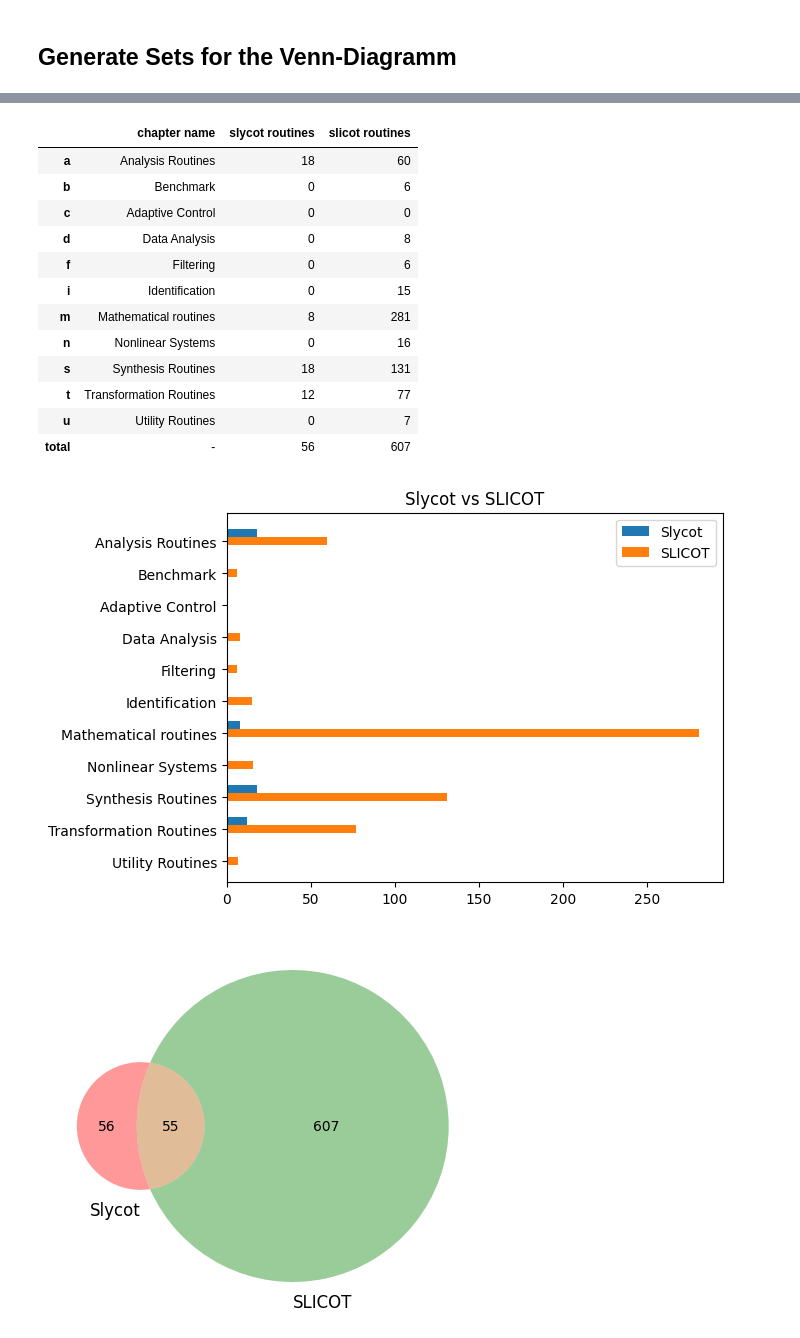
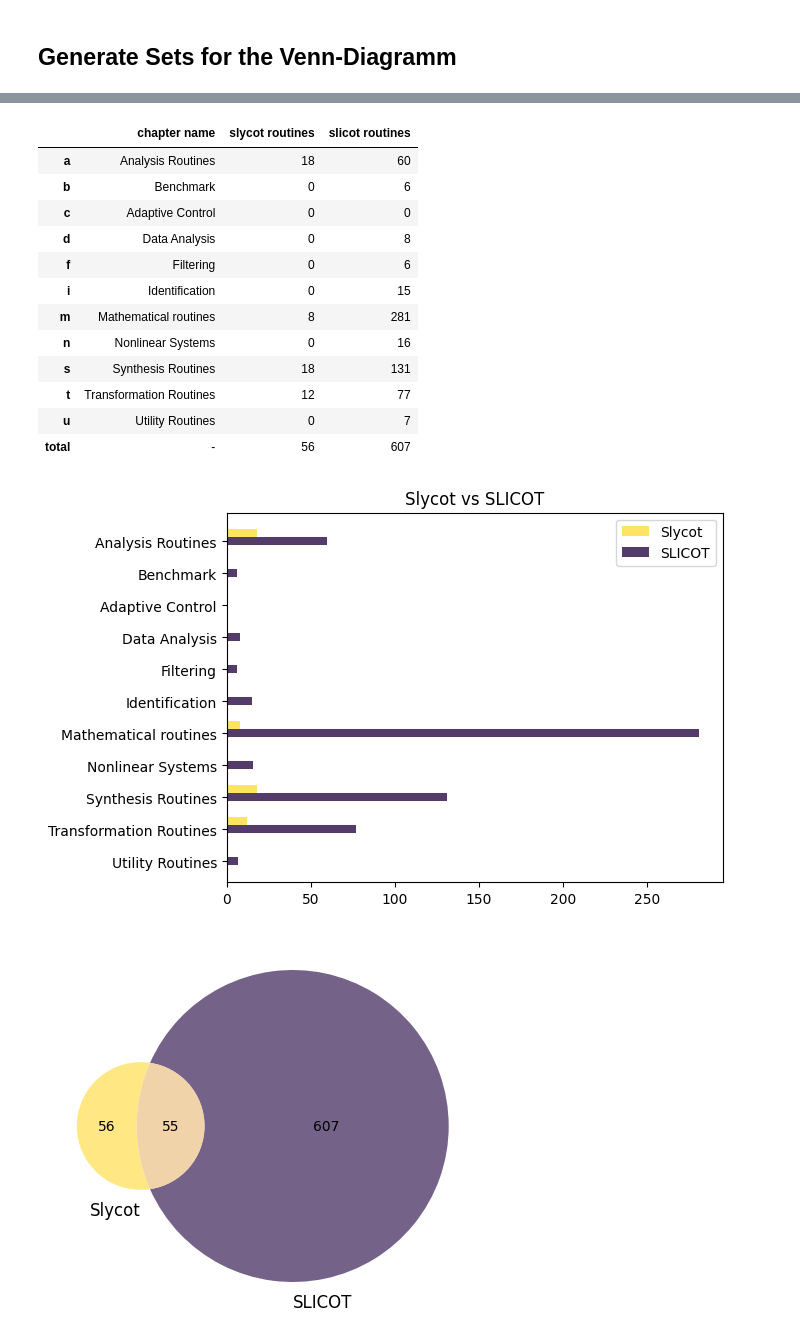
Before and after one commit to python-control/Slycot, a Jupyter notebook: doc/source/explanation/inspect_slicot_slycot.ipynb, the cells around one changed output, grey strips where cells are left out. Drawn from its saved outputs; the diff is of its cells as text; code cells hidden in the pictures.

```diff
--- a/doc/source/explanation/inspect_slicot_slycot.ipynb
+++ b/doc/source/explanation/inspect_slicot_slycot.ipynb
@@ -137,5 +137,9 @@ There are currently 608 routines that are found in slicot or in slycot. (union)
 None
 # %%
+color_yellow = "#FFE365"
+color_blue = "#4483B5"
+color_purple = "#533B6B"
+
 slicot_full_names = {
     "a": "Analysis Routines",
     "b": "Benchmark",
@@ -187,8 +191,8 @@ values_sly = list(slycot_routines_dict.values())
 values_sly.reverse()
 
 height = 0.25
-plt.barh(np.arange(len(slycot_routines_dict)), values_sly, height=height)
-plt.barh(np.arange(len(slicot_routines_dict)) - height, values_sli, height=height)
+plt.barh(np.arange(len(slycot_routines_dict)), values_sly, height=height, color=color_yellow)
+plt.barh(np.arange(len(slicot_routines_dict)) - height, values_sli, height=height, color=color_purple)
 plt.yticks(np.arange(len(slicot_routines_dict)) - height, [slicot_full_names[x] for x in names_sli])
 plt.legend(("Slycot","SLICOT"))
 plt.title("Slycot vs SLICOT")
@@ -207,11 +211,12 @@ plt.show()
 | t | Transformation Routines | 12 | 77 |
 | u | Utility Routines | 0 | 7 |
 | total | - | 56 | 607 |
-[figure, old version]
+[figure, new version]
 # %%
-venn2(subsets = (len(set(slycot_routines)),
-                 len(set(slicot_routines)),
-                 len(intersection)), set_labels = ('Slycot', 'SLICOT'))
+venn2(subsets = (len(set(slycot_routines)), len(set(slicot_routines)), len(intersection)),
+      set_labels = ('Slycot', 'SLICOT'),
+      set_colors=(color_yellow, color_purple),
+      alpha=0.8)
 plt.show()
 # %% [output]
-[figure, old version]
+[figure, new version]
```
Also changed, not shown: parts of 3 cells of this notebook, 1 other file.
